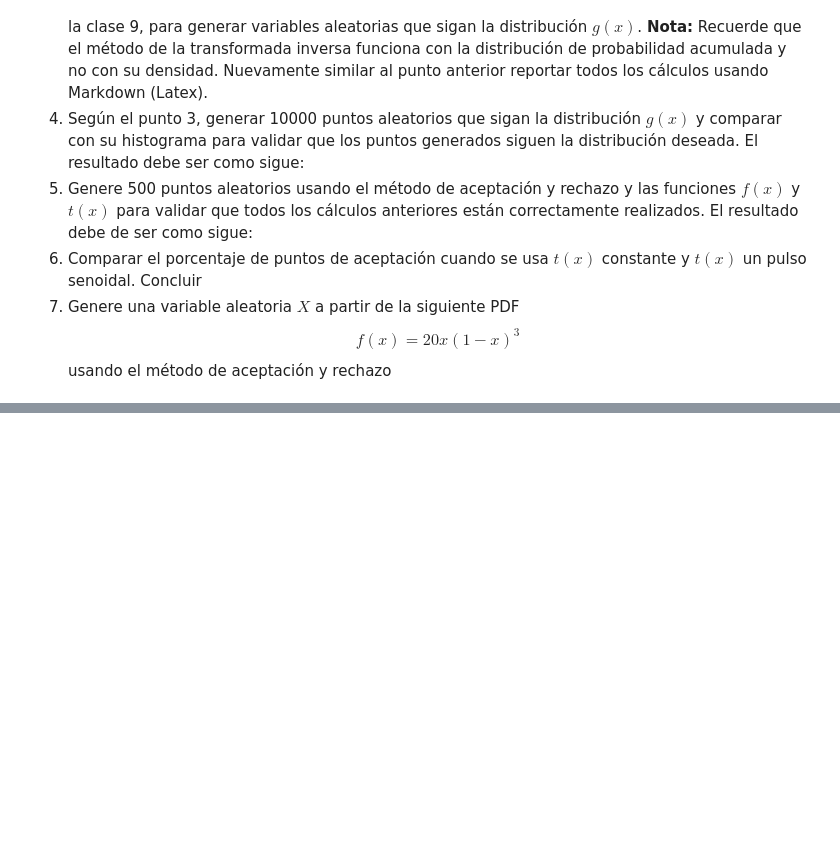
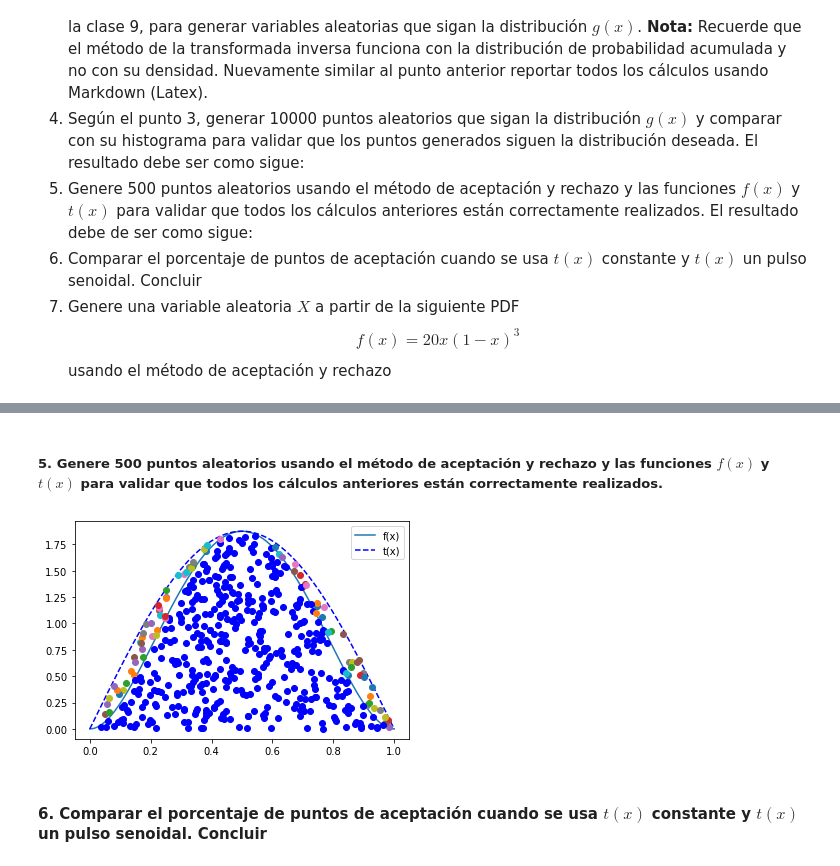
Before and after one commit to oscaralfonso17/Tarea6_IPaniagua_OAFlores, a Jupyter notebook: Tarea6_IPaniagua_OAFlores.ipynb, the cells around one changed output, grey strips where cells are left out. Saved outputs shown, nothing was run; the diff lists cells and outputs as text; code cells hidden in the pictures; blank space fills up the shorter version.

```diff
--- a/Tarea6_IPaniagua_OAFlores.ipynb
+++ b/Tarea6_IPaniagua_OAFlores.ipynb
@@ -202,0 +285,21 @@ plt.legend()
+# %% [markdown]
+##### 5. Genere 500 puntos aleatorios usando el método de aceptación y rechazo y las funciones $f(x)$ y $t(x)$ para validar que todos los cálculos anteriores están correctamente realizados.
+# %%
+N= 500
+
+R2 = np.random.rand(N)
+R1 = x
+f = lambda x: 30*(x**2-2*x**3+x**4)
+t = lambda x: a*np.sin(np.pi*x)
+
+plt.plot(np.linspace(0,1,1000),f(np.linspace(0,1,1000)),label="f(x)")
+plt.plot(np.linspace(0,1,1000),t(np.linspace(0,1,1000)),"b--",label="t(x)")
+plt.legend()
+
+#se usa la función creada anteriormente
+aceptacion = Acep_rechazo(R2,R1,f,t)
+plt.show()
+# %% [output]
+[figure, added]
+# %% [markdown]
+#### 6. Comparar el porcentaje de puntos de aceptación cuando se usa $t(x)$ constante y $t(x)$ un pulso senoidal. Concluir
```
Also changed, not shown: parts of 14 cells of this notebook.
